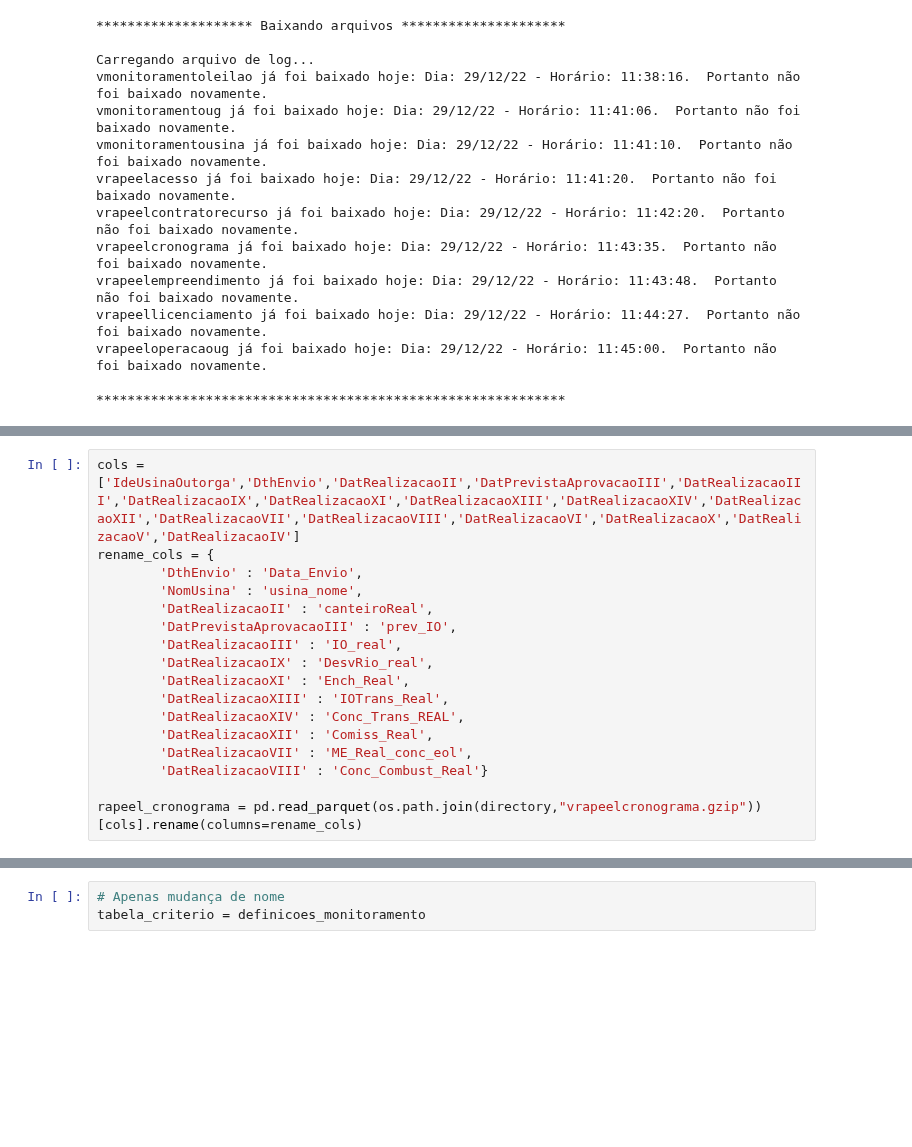
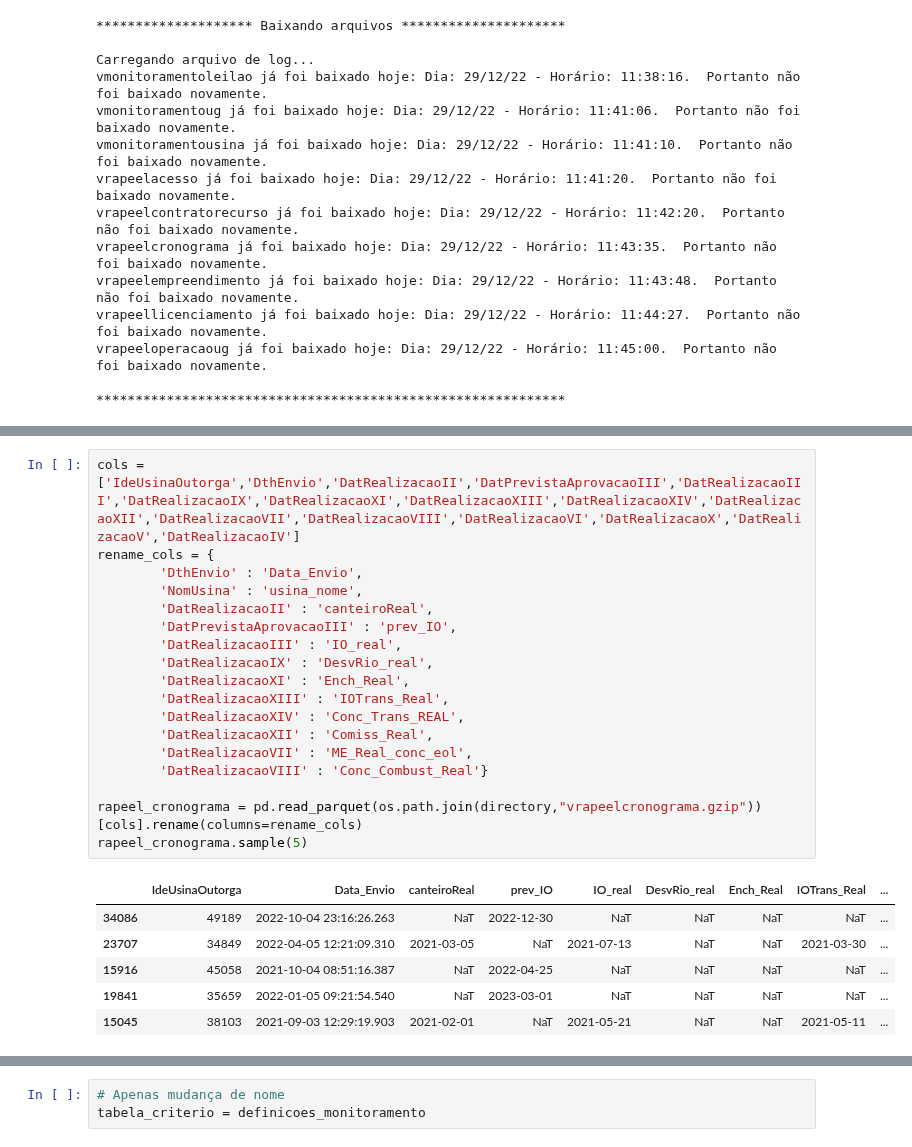
Before and after one commit to Vinicius667/Previsor, a Jupyter notebook: App/Previsor_teste2.ipynb, the cells around one changed output, grey strips where cells are left out. Saved outputs shown, nothing was run; the diff lists cells and outputs as text; blank space fills up the shorter version.

```diff
--- a/App/Previsor_teste2.ipynb
+++ b/App/Previsor_teste2.ipynb
@@ -39,20 +51,28 @@ monitoramentoleilao.dropna(subset='DatInicioSuprimento',inplace=True)
 # %%
 cols = ['IdeUsinaOutorga','DthEnvio','DatRealizacaoII','DatPrevistaAprovacaoIII','DatRealizacaoIII','DatRealizacaoIX','DatRealizacaoXI','DatRealizacaoXIII','DatRealizacaoXIV','DatRealizacaoXII','DatRealizacaoVII','DatRealizacaoVIII','DatRealizacaoVI','DatRealizacaoX','DatRealizacaoV','DatRealizacaoIV']
 rename_cols = {
         'DthEnvio' : 'Data_Envio',
         'NomUsina' : 'usina_nome',
         'DatRealizacaoII' : 'canteiroReal',
         'DatPrevistaAprovacaoIII' : 'prev_IO',
         'DatRealizacaoIII' : 'IO_real',
         'DatRealizacaoIX' : 'DesvRio_real',
         'DatRealizacaoXI' : 'Ench_Real',
         'DatRealizacaoXIII' : 'IOTrans_Real',
         'DatRealizacaoXIV' : 'Conc_Trans_REAL',
         'DatRealizacaoXII' : 'Comiss_Real',
         'DatRealizacaoVII' : 'ME_Real_conc_eol',
         'DatRealizacaoVIII' : 'Conc_Combust_Real'}
 
 rapeel_cronograma = pd.read_parquet(os.path.join(directory,"vrapeelcronograma.gzip"))[cols].rename(columns=rename_cols)
+rapeel_cronograma.sample(5)
+# %% [output]
+|  | IdeUsinaOutorga | Data_Envio | canteiroReal | prev_IO | IO_real | DesvRio_real | Ench_Real | IOTrans_Real | ... |
+| 34086 | 49189 | 2022-10-04 23:16:26.263 | NaT | 2022-12-30 | NaT | NaT | NaT | NaT | ... |
+| 23707 | 34849 | 2022-04-05 12:21:09.310 | 2021-03-05 | NaT | 2021-07-13 | NaT | NaT | 2021-03-30 | ... |
+| 15916 | 45058 | 2021-10-04 08:51:16.387 | NaT | 2022-04-25 | NaT | NaT | NaT | NaT | ... |
+| 19841 | 35659 | 2022-01-05 09:21:54.540 | NaT | 2023-03-01 | NaT | NaT | NaT | NaT | ... |
+| 15045 | 38103 | 2021-09-03 12:29:19.903 | 2021-02-01 | NaT | 2021-05-21 | NaT | NaT | 2021-05-11 | ... |
 # %%
 cols = ['DthEnvio','IdeUsinaOutorga','DatConclusaoIII',]
 rename_cols = {'DatConclusaoIII':'DatConclusaoACL'}
```
Also changed, not shown: parts of 32 cells of this notebook, 1 other file.
